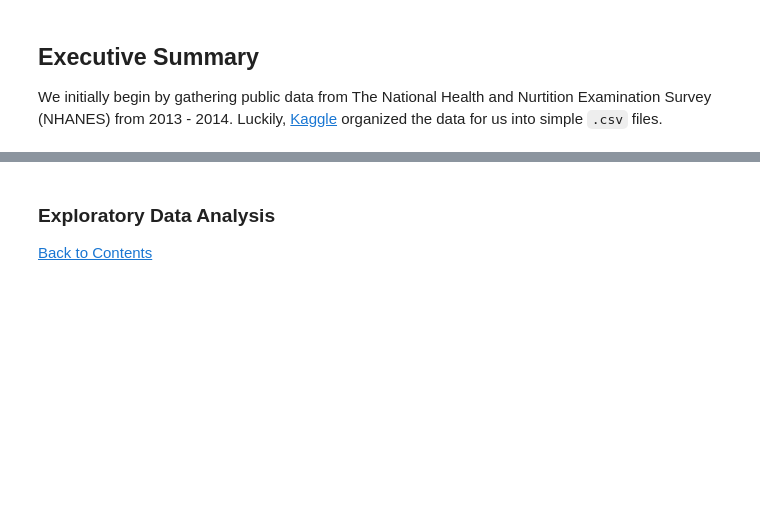
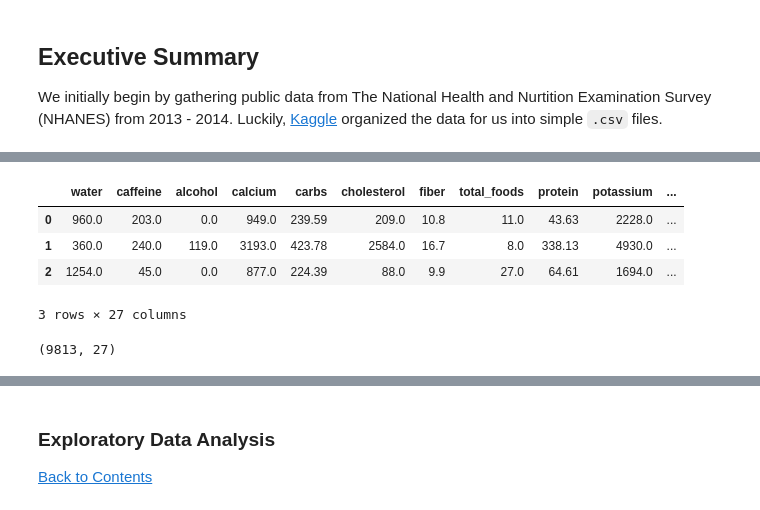
Before and after one commit to kellywu218/Capstone, a Jupyter notebook: blood_pressure_and_diet.ipynb, the cells around one changed output, grey strips where cells are left out. Drawn from its saved outputs; the diff is of its cells as text; code cells hidden in the pictures; blank space fills up the shorter version.

```diff
--- a/blood_pressure_and_diet.ipynb
+++ b/blood_pressure_and_diet.ipynb
@@ -71,0 +189,17 @@ exams.shape
+# %%
+# Combining diet and exam data frames
+df = pd.concat([diet, exam], axis = 1)
+# %%
+# Previewing our master data frame
+df.head(3)
+# %% [output]
+|  | water | caffeine | alcohol | calcium | carbs | cholesterol | fiber | total_foods | protein | potassium | ... |
+| 0 | 960.0 | 203.0 | 0.0 | 949.0 | 239.59 | 209.0 | 10.8 | 11.0 | 43.63 | 2228.0 | ... |
+| 1 | 360.0 | 240.0 | 119.0 | 3193.0 | 423.78 | 2584.0 | 16.7 | 8.0 | 338.13 | 4930.0 | ... |
+| 2 | 1254.0 | 45.0 | 0.0 | 877.0 | 224.39 | 88.0 | 9.9 | 27.0 | 64.61 | 1694.0 | ... |
+3 rows × 27 columns
+# %%
+# Checking the number of rows and columns in our master data frame
+df.shape
+# %% [output]
+(9813, 27)
```
Also changed, not shown: parts of 39 cells of this notebook, 1 other file.
